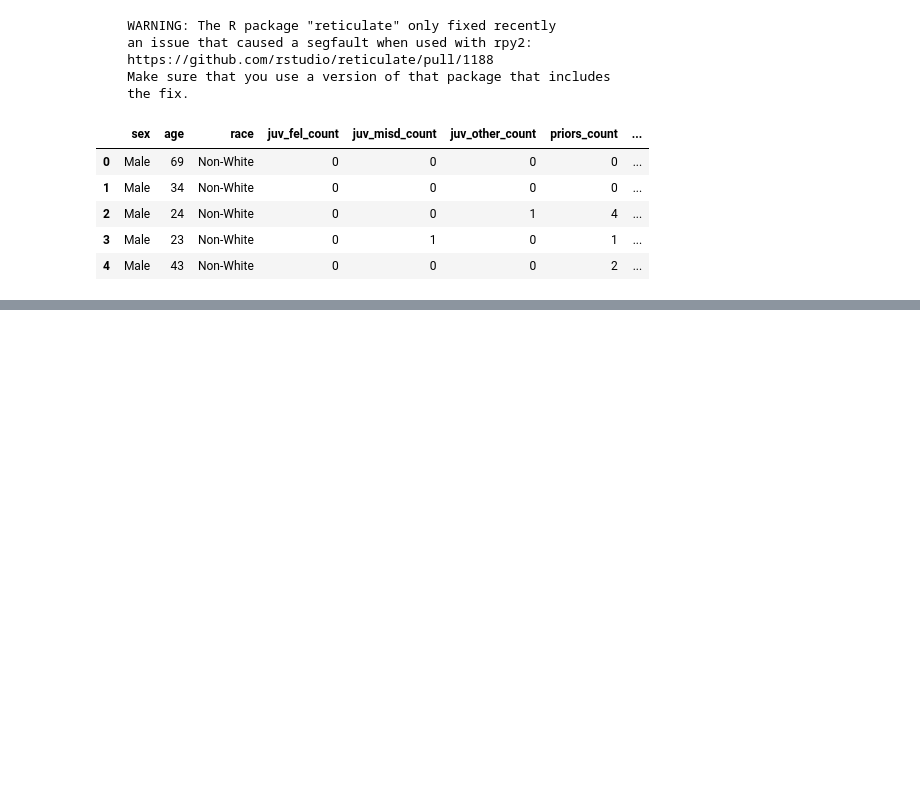
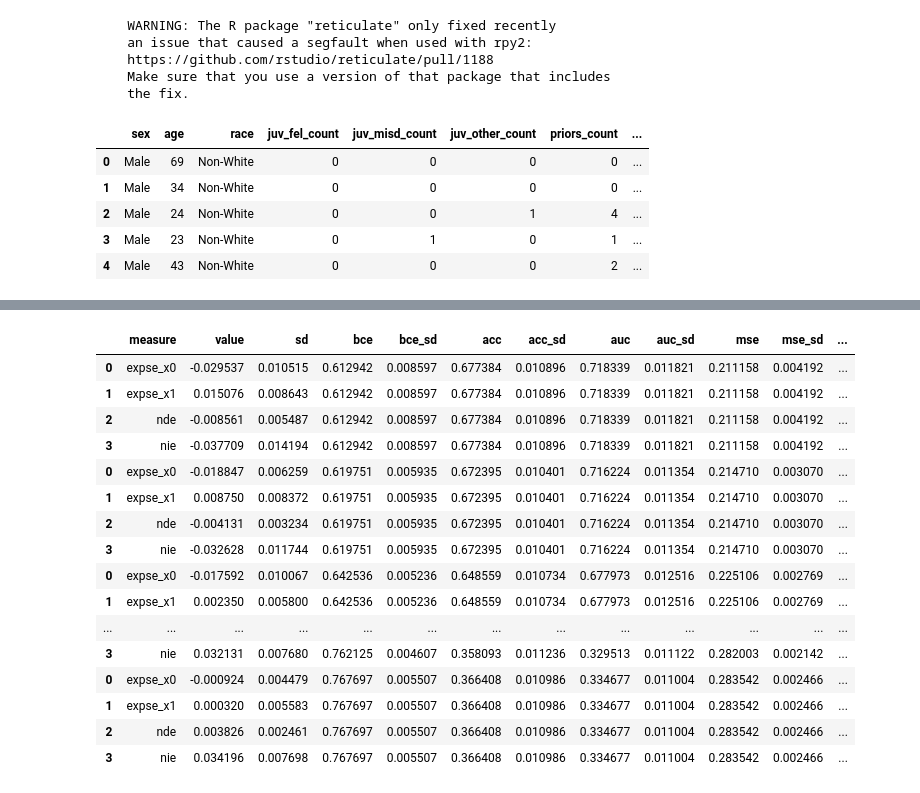
Before and after one commit to alanmrsa/CFA-Python, a Jupyter notebook: examples/vignette_five.ipynb, the cells around one changed output, grey strips where cells are left out. Cells and saved outputs as stored; diff of their text form; code cells hidden in the pictures; blank space fills up the shorter version.

```diff
--- a/examples/vignette_five.ipynb
+++ b/examples/vignette_five.ipynb
@@ -104,0 +105,21 @@ fair_pred.plot(type='accuracy')
+# %%
+
+fair_pred.yhat_meas
+# %% [output]
+|  | measure | value | sd | bce | bce_sd | acc | acc_sd | auc | auc_sd | mse | mse_sd | ... |
+| 0 | expse_x0 | -0.029537 | 0.010515 | 0.612942 | 0.008597 | 0.677384 | 0.010896 | 0.718339 | 0.011821 | 0.211158 | 0.004192 | ... |
+| 1 | expse_x1 | 0.015076 | 0.008643 | 0.612942 | 0.008597 | 0.677384 | 0.010896 | 0.718339 | 0.011821 | 0.211158 | 0.004192 | ... |
+| 2 | nde | -0.008561 | 0.005487 | 0.612942 | 0.008597 | 0.677384 | 0.010896 | 0.718339 | 0.011821 | 0.211158 | 0.004192 | ... |
+| 3 | nie | -0.037709 | 0.014194 | 0.612942 | 0.008597 | 0.677384 | 0.010896 | 0.718339 | 0.011821 | 0.211158 | 0.004192 | ... |
+| 0 | expse_x0 | -0.018847 | 0.006259 | 0.619751 | 0.005935 | 0.672395 | 0.010401 | 0.716224 | 0.011354 | 0.214710 | 0.003070 | ... |
+| 1 | expse_x1 | 0.008750 | 0.008372 | 0.619751 | 0.005935 | 0.672395 | 0.010401 | 0.716224 | 0.011354 | 0.214710 | 0.003070 | ... |
+| 2 | nde | -0.004131 | 0.003234 | 0.619751 | 0.005935 | 0.672395 | 0.010401 | 0.716224 | 0.011354 | 0.214710 | 0.003070 | ... |
+| 3 | nie | -0.032628 | 0.011744 | 0.619751 | 0.005935 | 0.672395 | 0.010401 | 0.716224 | 0.011354 | 0.214710 | 0.003070 | ... |
+| 0 | expse_x0 | -0.017592 | 0.010067 | 0.642536 | 0.005236 | 0.648559 | 0.010734 | 0.677973 | 0.012516 | 0.225106 | 0.002769 | ... |
+| 1 | expse_x1 | 0.002350 | 0.005800 | 0.642536 | 0.005236 | 0.648559 | 0.010734 | 0.677973 | 0.012516 | 0.225106 | 0.002769 | ... |
+| ... | ... | ... | ... | ... | ... | ... | ... | ... | ... | ... | ... | ... |
+| 3 | nie | 0.032131 | 0.007680 | 0.762125 | 0.004607 | 0.358093 | 0.011236 | 0.329513 | 0.011122 | 0.282003 | 0.002142 | ... |
+| 0 | expse_x0 | -0.000924 | 0.004479 | 0.767697 | 0.005507 | 0.366408 | 0.010986 | 0.334677 | 0.011004 | 0.283542 | 0.002466 | ... |
+| 1 | expse_x1 | 0.000320 | 0.005583 | 0.767697 | 0.005507 | 0.366408 | 0.010986 | 0.334677 | 0.011004 | 0.283542 | 0.002466 | ... |
+| 2 | nde | 0.003826 | 0.002461 | 0.767697 | 0.005507 | 0.366408 | 0.010986 | 0.334677 | 0.011004 | 0.283542 | 0.002466 | ... |
+| 3 | nie | 0.034196 | 0.007698 | 0.767697 | 0.005507 | 0.366408 | 0.010986 | 0.334677 | 0.011004 | 0.283542 | 0.002466 | ... |
```
Also changed, not shown: parts of 6 cells of this notebook, 13 other files.
